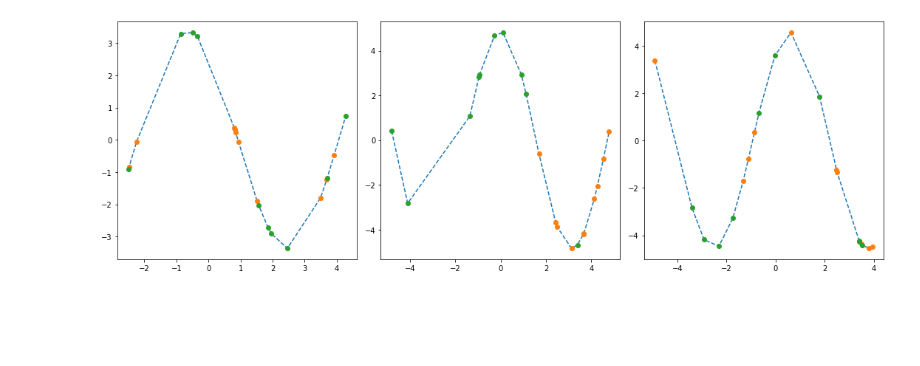
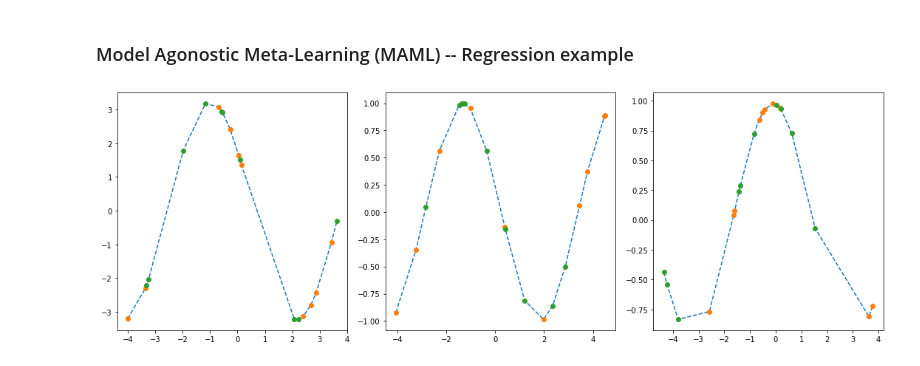
Before and after one commit to KenzaxTazi/malm4mlmi4, a Jupyter notebook: Regression/regression.ipynb, the cells around one changed output. Drawn from its saved outputs; the diff is of its cells as text; code cells hidden in the pictures; blank space fills up the shorter version.

```diff
--- a/Regression/regression.ipynb
+++ b/Regression/regression.ipynb
@@ -1,3 +1,5 @@
+# %% [markdown]
+### Model Agonostic Meta-Learning (MAML) -- Regression example
 # %%
 import numpy as np
 import matplotlib.pyplot as plt
@@ -27,25 +20,50 @@ task1 = task
+# %%
+gen_train = data.SinusoidGenerator(batch_size = 64,
+                 num_tasks = 512,
+                 x_range = (-5, 5),
+                 A_range = (0.1, 5),
+                 P_range = (0, np.pi),
+                 min_support_points=10,
+                 max_support_points=10,
+                 min_query_points=10,
+                 max_query_points=10,
+                 permute_inds = True)
+
+gen_test = data.SinusoidGenerator(batch_size = 64,
+                 num_tasks = 128,
+                 x_range = (-5, 5),
+                 A_range = (0.1, 5),
+                 P_range = (0, np.pi),
+                 min_support_points=5,
+                 max_support_points=5,
+                 min_query_points=5,
+                 max_query_points=5,
+                 permute_inds = True)
+# %%
+train_task = gen_train.generate_task()
+task = train_task
 # %%
 n_rows = 1
 n_cols = 3
 
 fig, axes = plt.subplots(n_rows,n_cols,figsize=(5*n_cols,5*n_rows))
 
 for idx, ax in enumerate(axes.flatten()):
     x = task['x'][idx,:,:].cpu()
     y = task['y'][idx,:,:].cpu()
-    xc = task['x_context'][idx,:,:].cpu()
-    yc = task['y_context'][idx,:,:].cpu()
-    xt = task['x_target'][idx,:,:].cpu()
-    yt = task['y_target'][idx,:,:].cpu()
+    xc = task['x_support'][idx,:,:].cpu()
+    yc = task['y_support'][idx,:,:].cpu()
+    xt = task['x_query'][idx,:,:].cpu()
+    yt = task['y_query'][idx,:,:].cpu()
 
     ax.plot(x,y,'--')
     ax.plot(xc,yc,'o')
     ax.plot(xt,yt,'o')
     #ax.title.set_text(idx)
     #ax.set_xlim(-5,5)
     plt.tight_layout()
 # %% [output]
-[figure, old version]
+[figure, new version]
 # %%
 %%capture
 #fig, axes = plt.subplots(3,3,figsize=(20,15))
```
Also changed, not shown: parts of 11 cells of this notebook, 2 other files.
